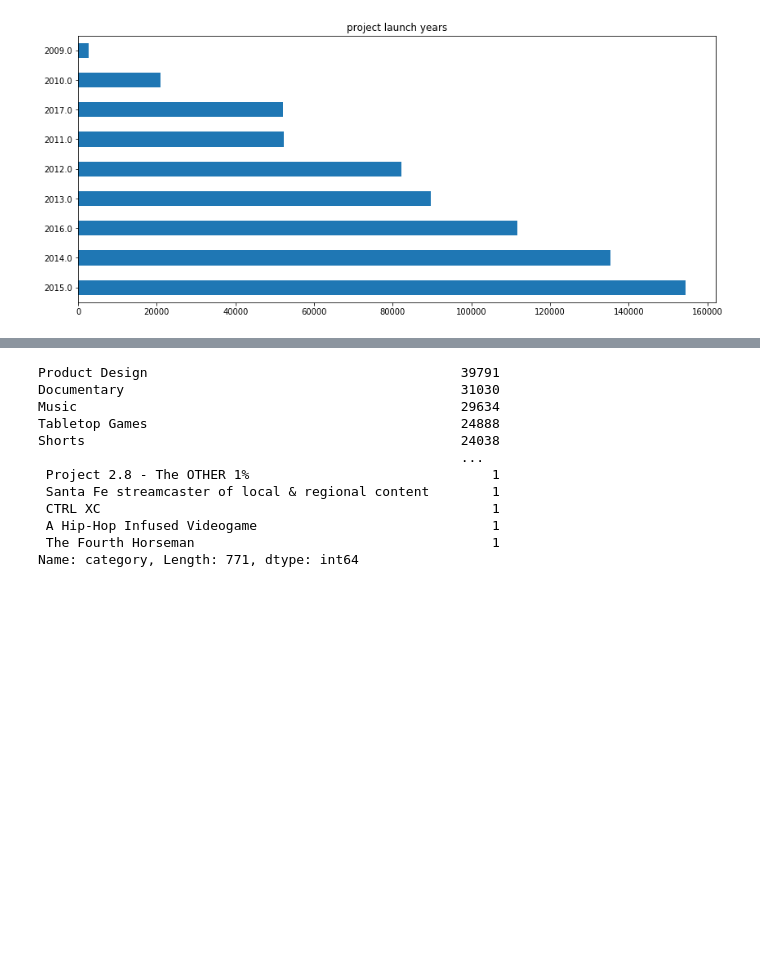
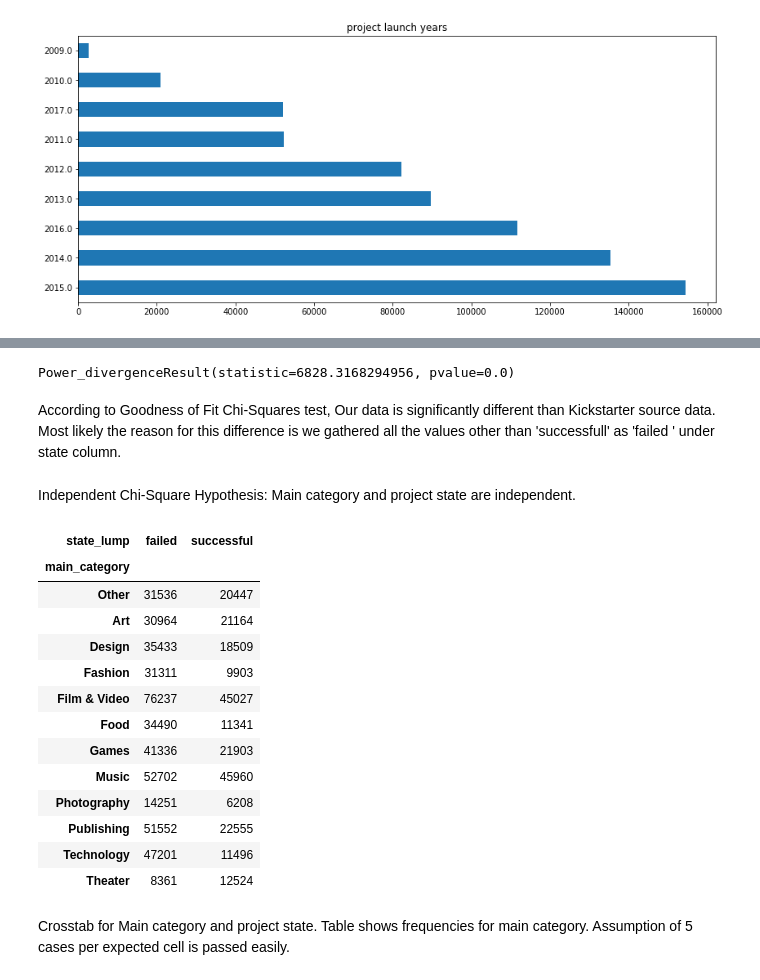
Before and after one commit to coryjanowski/Kickstarter, a Jupyter notebook: ks_statisticalTests.ipynb, the cells around one changed output, grey strips where cells are left out. Cells and saved outputs as stored; diff of their text form; code cells hidden in the pictures; blank space fills up the shorter version.

```diff
--- a/ks_statisticalTests.ipynb
+++ b/ks_statisticalTests.ipynb
@@ -296,15 +353,0 @@ Name: main_category, dtype: int64
-# %%
-ks['category'].value_counts()
-# %% [output]
-Product Design                                        39791
-Documentary                                           31030
-Music                                                 29634
-Tabletop Games                                        24888
-Shorts                                                24038
-                                                      ...
- Project 2.8 - The OTHER 1%                               1
- Santa Fe streamcaster of local & regional content        1
- CTRL XC                                                  1
- A Hip-Hop Infused Videogame                              1
- The Fourth Horseman                                      1
-Name: category, Length: 771, dtype: int64
@@ -310,0 +357,30 @@ Name: category, Length: 771, dtype: int64
+# %%
+scipy.stats.chisquare(observed_values, f_exp=expected_values)
+# %% [output]
+Power_divergenceResult(statistic=6828.3168294956, pvalue=0.0)
+# %% [markdown]
+According to Goodness of Fit Chi-Squares test, Our data is significantly different than Kickstarter source data. Most likely the reason for this difference is we gathered all the values other than 'successfull' as 'failed ' under state column.
+# %% [markdown]
+Independent Chi-Square
+Hypothesis: Main category and project state are independent.
+# %%
+category_crosstab = pd.crosstab(ks['main_category'], ks['state_lump'])
+category_crosstab
+# %% [output]
+| state_lump | failed | successful |
+| main_category |  |  |
+| Other | 31536 | 20447 |
+| Art | 30964 | 21164 |
+| Design | 35433 | 18509 |
+| Fashion | 31311 | 9903 |
+| Film & Video | 76237 | 45027 |
+| Food | 34490 | 11341 |
+| Games | 41336 | 21903 |
+| Music | 52702 | 45960 |
+| Photography | 14251 | 6208 |
+| Publishing | 51552 | 22555 |
+| Technology | 47201 | 11496 |
+| Theater | 8361 | 12524 |
+# %% [markdown]
+Crosstab for Main category and project state. Table shows frequencies for main category.
+Assumption of 5 cases per expected cell is passed easily.
```
Also changed, not shown: parts of 36 cells of this notebook, 1 other file.
